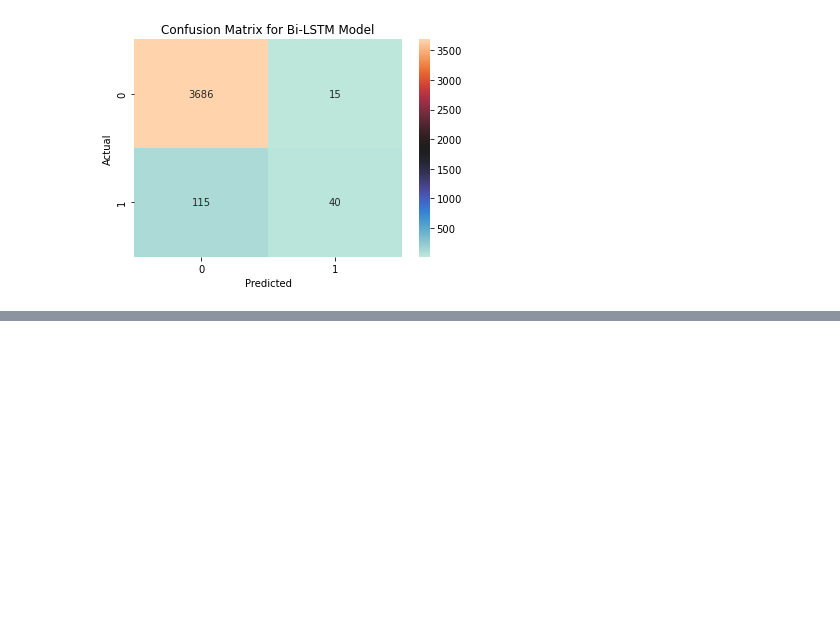
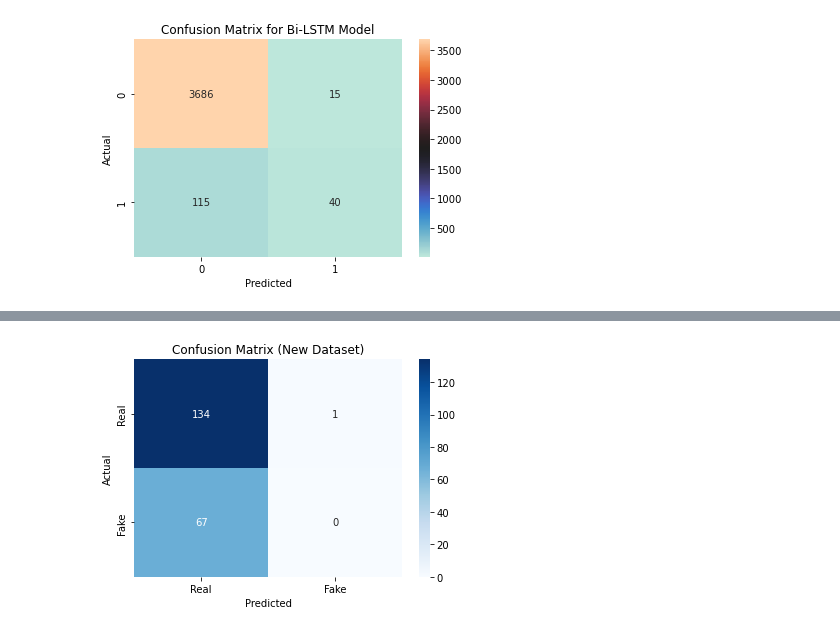
Before and after one commit to CelesteAng1812/fake-real-job-postings, a Jupyter notebook: ipynb checkpoints/Real-Fake Job Posting.ipynb, the cells around one changed output, grey strips where cells are left out. Saved outputs shown, nothing was run; the diff lists cells and outputs as text; code cells hidden in the pictures; blank space fills up the shorter version.

```diff
--- a/ipynb checkpoints/Real-Fake Job Posting.ipynb
+++ b/ipynb checkpoints/Real-Fake Job Posting.ipynb
@@ -843,0 +908,12 @@ Nonetheless, lets attempt to use our Dense model to predict if a new set of job
+# %%
+# Tokenize the words which convert text into numerical representation
+tokenizer=Tokenizer(num_words=500, char_level=False, oov_token='<OOV>')
+tokenizer.fit_on_texts(description)
+# %%
+# Sequencing and padding
+desc_seq=tokenizer.texts_to_sequences(description)
+desc_padded=pad_sequences(desc_seq, maxlen=150, padding="post", truncating="post")
+# %%
+# Load our dense model
+dense_model=tf.keras.models.load_model('dense_model.h5')
+dense_model.summary()
@@ -843,0 +941,5 @@ Nonetheless, lets attempt to use our Dense model to predict if a new set of job
+# %%
+# Use the model to predict the new job postings
+pred=dense_model.predict(desc_padded)
+pred_cat=(pred>=0.5).astype(int)
+print('Accuracy: ', accuracy_score(fraudulent, pred_cat))
@@ -843,0 +949,11 @@ Nonetheless, lets attempt to use our Dense model to predict if a new set of job
+# %%
+# Plot the confusion matrix
+cm_test = confusion_matrix(fraudulent, pred_cat)
+labels=['Real', 'Fake']
+sb.heatmap(cm_test, annot=True, cmap='Blues', fmt='d', xticklabels=labels, yticklabels=labels)
+plt.title('Confusion Matrix (New Dataset)')
+plt.xlabel('Predicted')
+plt.ylabel('Actual')
+plt.show()
+# %% [output]
+[figure, added]
```
Also changed, not shown: parts of 29 cells of this notebook.
